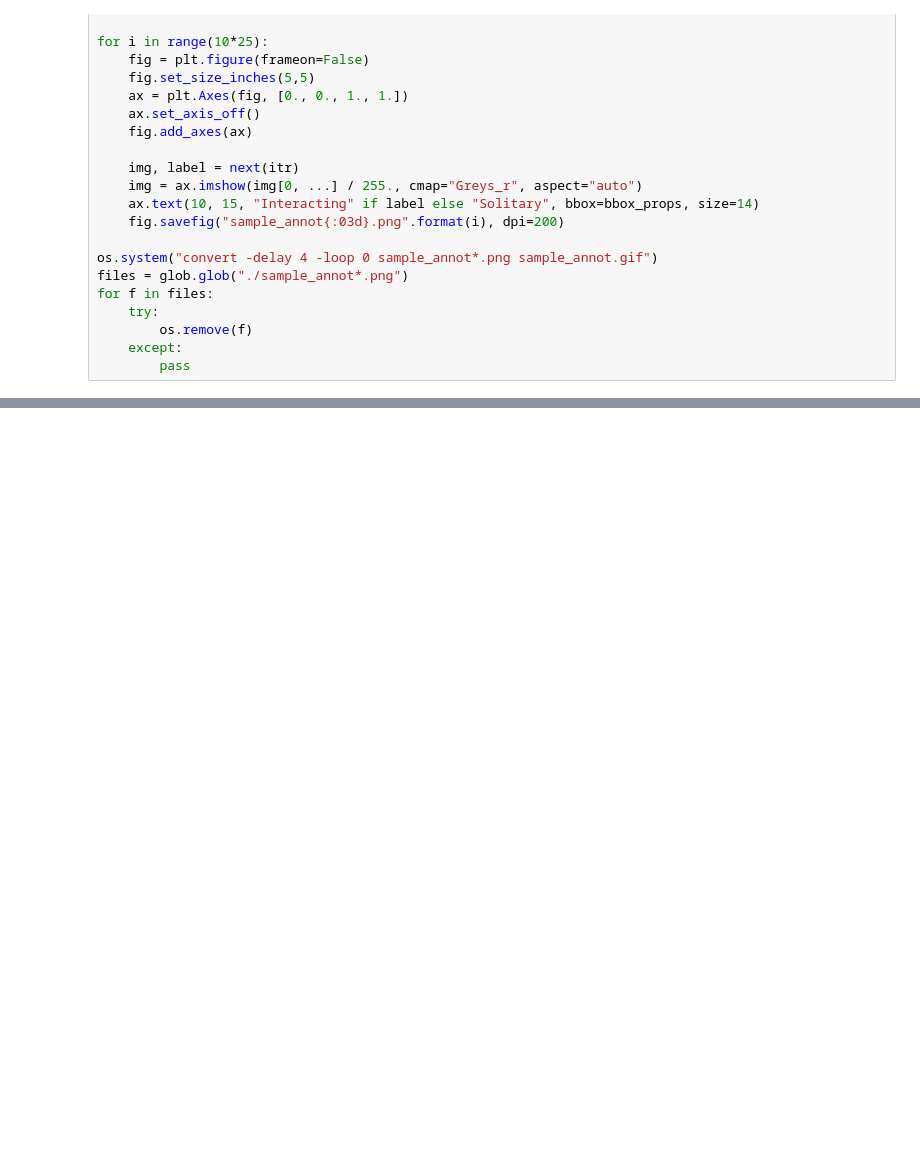
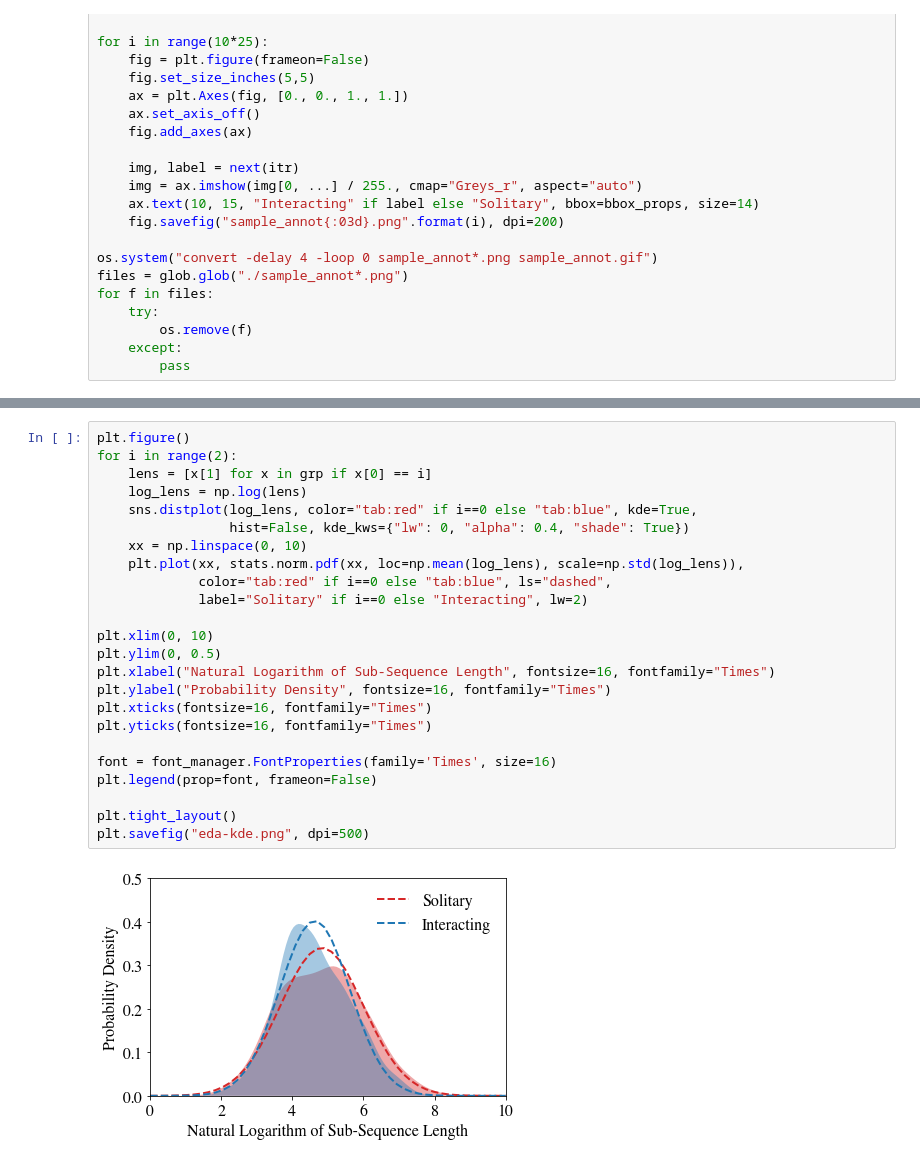
Before and after one commit to maitreyakv/data2040-final-project, a Jupyter notebook: eda.ipynb, the cells around one changed output, grey strips where cells are left out. Cells and saved outputs as stored; diff of their text form; blank space fills up the shorter version.

```diff
--- a/eda.ipynb
+++ b/eda.ipynb
@@ -84,0 +124,26 @@ plt.savefig("sample-label-hist.png", dpi=500)
+# %%
+plt.figure()
+for i in range(2):
+    lens = [x[1] for x in grp if x[0] == i]
+    log_lens = np.log(lens)
+    sns.distplot(log_lens, color="tab:red" if i==0 else "tab:blue", kde=True,
+                 hist=False, kde_kws={"lw": 0, "alpha": 0.4, "shade": True})
+    xx = np.linspace(0, 10)
+    plt.plot(xx, stats.norm.pdf(xx, loc=np.mean(log_lens), scale=np.std(log_lens)),
+             color="tab:red" if i==0 else "tab:blue", ls="dashed",
+             label="Solitary" if i==0 else "Interacting", lw=2)
+
+plt.xlim(0, 10)
+plt.ylim(0, 0.5)
+plt.xlabel("Natural Logarithm of Sub-Sequence Length", fontsize=16, fontfamily="Times")
+plt.ylabel("Probability Density", fontsize=16, fontfamily="Times")
+plt.xticks(fontsize=16, fontfamily="Times")
+plt.yticks(fontsize=16, fontfamily="Times")
+
+font = font_manager.FontProperties(family='Times', size=16)
+plt.legend(prop=font, frameon=False)
+
+plt.tight_layout()
+plt.savefig("eda-kde.png", dpi=500)
+# %% [output]
+[figure, added]
```
Also changed, not shown: parts of 8 cells of this notebook.
